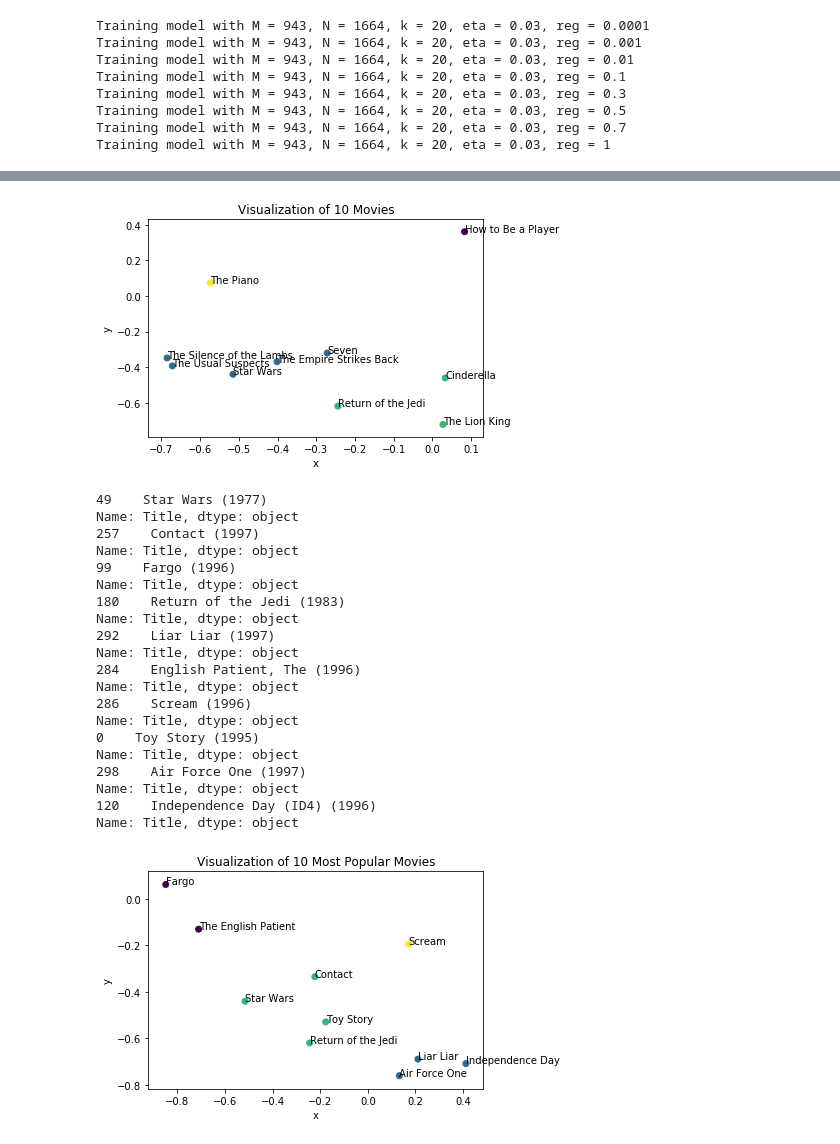
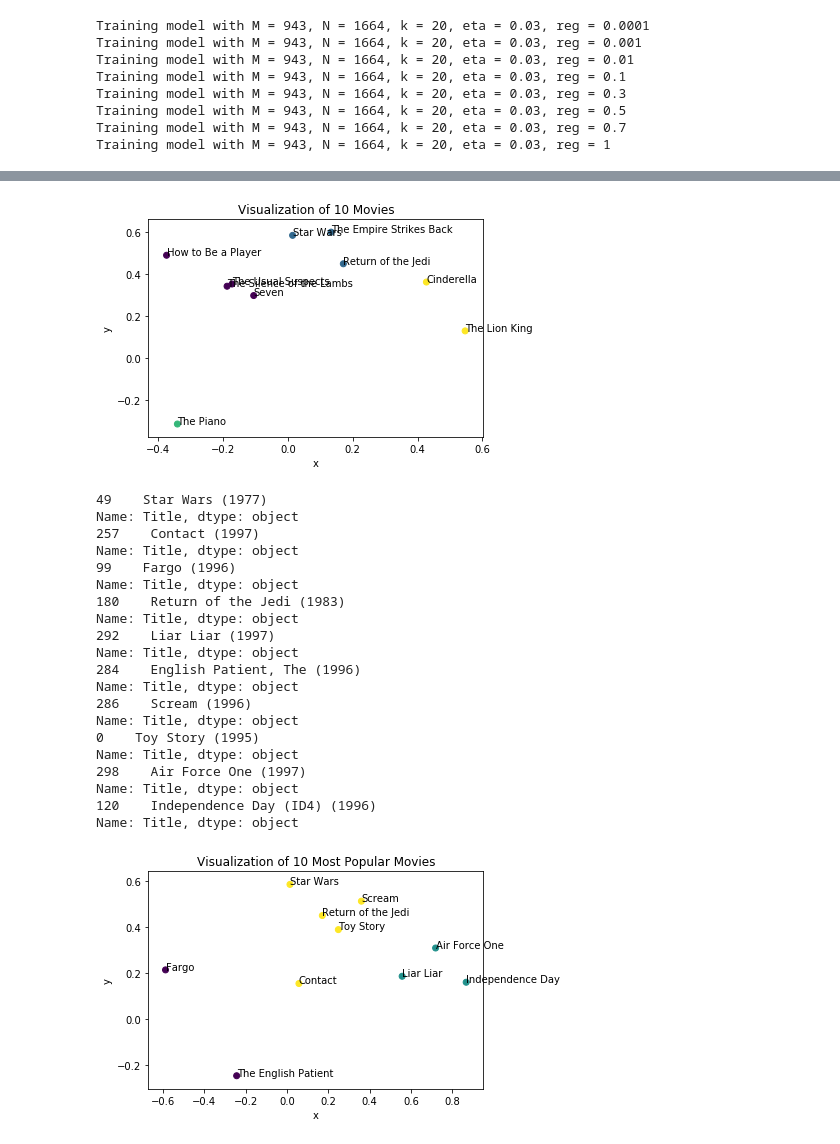
Before and after one commit to amandaliusa/cs155-movielens, a Jupyter notebook: matrix_factorizations_2.ipynb, the cells around one changed output, grey strips where cells are left out. Cells and saved outputs as stored; diff of their text form; code cells hidden in the pictures.

Commit message:
second matrix factorization method

```diff
--- a/matrix_factorizations_2.ipynb
+++ b/matrix_factorizations_2.ipynb
@@ -66,31 +66,32 @@ def grad_b(bj, Yij, mu, Ui, Vj, ai, reg, eta):
 
     return eta*grad
 
-def get_err(U, V, Y, reg=0.0):
+def get_err(U, V, Y, a, b, mu, reg=0.0):
     """
     Takes as input a matrix Y of triples (i, j, Y_ij) where i is the index of a user,
-    j is the index of a movie, and Y_ij is user i's rating of movie j and
-    user/movie matrices U and V.
+    j is the index of a movie, and Y_ij is user i's rating of movie j;
+    user/movie matrices U and V; bias vectors a and b;
+    and mu, the average of all observations.
 
     Returns the mean regularized squared-error of predictions made by
     estimating Y_{ij} as the dot product of the ith row of U and the jth column of V^T.
     """
 
-    error = 0.5*reg*(np.linalg.norm(U, 'fro')**2 + np.linalg.norm(V, 'fro')**2)
+    error = 0.5*reg*(np.linalg.norm(U, 'fro')**2 + np.linalg.norm(V, 'fro')**2 + np.linalg.norm(a)**2 + np.linalg.norm(b)**2)
 
     for k in range(len(Y)):
         Yij = Y[k][2]
         i = Y[k][0] - 1
         j = Y[k][1] - 1
-        error += 0.5*(Yij - np.dot(U[i,:], V[j,:]))**2
+        error += 0.5*((Yij - mu) - (np.dot(U[i,:], V[j,:]) + a[i] + b[j]))**2
 
     return error / len(Y) # mean error
 
-def train_model(M, N, K, eta, reg, Y, eps=0.0001, max_epochs=300):
+def train_model(M, N, K, eta, reg, Y, mu, eps=0.0001, max_epochs=300):
     """
     Given a training data matrix Y containing rows (i, j, Y_ij)
-    where Y_ij is user i's rating on movie j, learns an
-    M x K matrix U and N x K matrix V such that rating Y_ij is approximated
+    where Y_ij is user i's rating on movie j, and mu is the average of all Y_ij,
+    learns an M x K matrix U and N x K matrix V such that rating Y_ij is approximated
     by (UV^T)_ij.
 
     Uses a learning rate of <eta> and regularization of <reg>. Stops after
@@ -110,8 +111,7 @@ def train_model(M, N, K, eta, reg, Y, eps=0.0001, max_epochs=300):
 
     epochs = 0
     rel_red = np.inf
-    err = get_err(U, V, Y, a, b)
-    mu = np.mean(Y[:,2])
+    err = get_err(U, V, Y, a, b, mu)
 
     while epochs < max_epochs and rel_red > eps:
         # store previous error
@@ -139,7 +139,7 @@ def train_model(M, N, K, eta, reg, Y, eps=0.0001, max_epochs=300):
 
 
         # compute error and loss reduction
-        err = get_err(U, V, Y, a, b)
+        err = get_err(U, V, Y, a, b, mu)
         loss_red = err - prev_err
 
         # store initial loss reduction for comparison
@@ -150,7 +150,7 @@ def train_model(M, N, K, eta, reg, Y, eps=0.0001, max_epochs=300):
         rel_red = loss_red/init_red
         epochs += 1
 
-    return (U, V, err)
+    return (U, V, err, a, b)
 # %%
 # factorize using SGD as in Homework 5
 Y_train = np.loadtxt('./data/train2.txt').astype(int)
@@ -159,6 +159,7 @@ Y_test = np.loadtxt('./data/test2.txt').astype(int)
 M = max(max(Y_train[:,0]), max(Y_test[:,0])).astype(int) # users
 N = max(max(Y_train[:,1]), max(Y_test[:,1])).astype(int) # movies
 k = 20
+mu = np.mean(Y_train[:,2])
 
 regs = [10**-4, 10**-3, 10**-2, 10**-1, 0.3, 0.5, 0.7, 1]
 eta = 0.03 # learning rate
@@ -169,8 +170,8 @@ E_outs = []
 for reg in regs:
 
     print("Training model with M = %s, N = %s, k = %s, eta = %s, reg = %s"%(M, N, k, eta, reg))
-    U, V, e_in = train_model(M, N, k, eta, reg, Y_train)
-    e_out = get_err(U, V, Y_test)
+    U, V, e_in, a, b = train_model(M, N, k, eta, reg, Y_train, mu)
+    e_out = get_err(U, V, Y_test, a, b, mu)
 
     E_ins.append(e_in)
     E_outs.append(e_out)
@@ -198,7 +199,7 @@ plt.savefig('matrix_1_reg.png')
 # %%
 # train using best lambda
-U, V, e_in = train_model(M, N, k, eta, 0.1, Y_train)
-e_out = get_err(U, V, Y_test)
+U, V, e_in, a, b = train_model(M, N, k, eta, 0.1, Y_train, mu)
+e_out = get_err(U, V, Y_test, a, b, mu)
 
 # note that U is Mxk and V is Nxk, so we transpose them to be consistent
 # with the convention used in the Miniproject 2 pdf
@@ -263,9 +264,9 @@ for i, txt in enumerate(titles):
 plt.title('Visualization of 10 Movies')
 plt.xlabel('x')
 plt.ylabel('y')
-plt.savefig('matrix_1_a_clusters.png')
+plt.savefig('matrix_2_a_clusters.png')
 # %% [output]
-[figure, old version]
+[figure, new version]
 # %%
 # visualize 10 most popular movies
 pop = data['Movie'].value_counts().head(10).index
@@ -283,40 +284,40 @@ for i in range(len(pop)):
 
 # clustering
 X = np.column_stack((x, y))
-labels = KMeans(n_clusters=4, random_state=0).fit_predict(X)
+labels = KMeans(n_clusters=3, random_state=0).fit_predict(X)
 
 fig, ax = plt.subplots()
 plt.scatter(x, y, c=labels)
 
 for i, txt in enumerate(titles):
     ax.annotate(txt, (x[i], y[i]))
 
 plt.title('Visualization of 10 Most Popular Movies')
 plt.xlabel('x')
 plt.ylabel('y')
-plt.savefig('matrix_1_b_clusters.png')
+plt.savefig('matrix_2_b_clusters.png')
 # %% [output]
 49    Star Wars (1977)
 Name: Title, dtype: object
 257    Contact (1997)
 Name: Title, dtype: object
 99    Fargo (1996)
 Name: Title, dtype: object
 180    Return of the Jedi (1983)
 Name: Title, dtype: object
 292    Liar Liar (1997)
 Name: Title, dtype: object
 284    English Patient, The (1996)
 Name: Title, dtype: object
 286    Scream (1996)
 Name: Title, dtype: object
 0    Toy Story (1995)
 Name: Title, dtype: object
 298    Air Force One (1997)
 Name: Title, dtype: object
 120    Independence Day (ID4) (1996)
 Name: Title, dtype: object
-[figure, old version]
+[figure, new version]
 # %%
 # visualize 10 best movies
 sorted_df = movies.sort_values(by='avg_rating', ascending=False)
```
Also changed, not shown: parts of 6 cells of this notebook, 8 other files.
